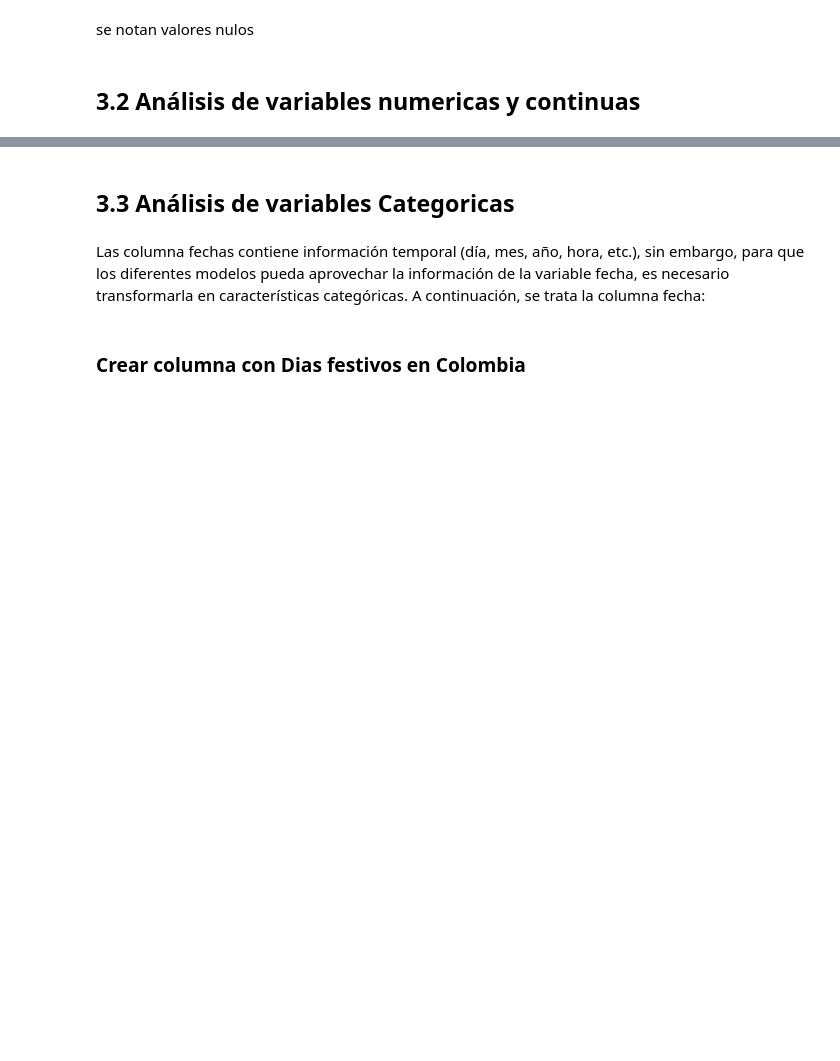
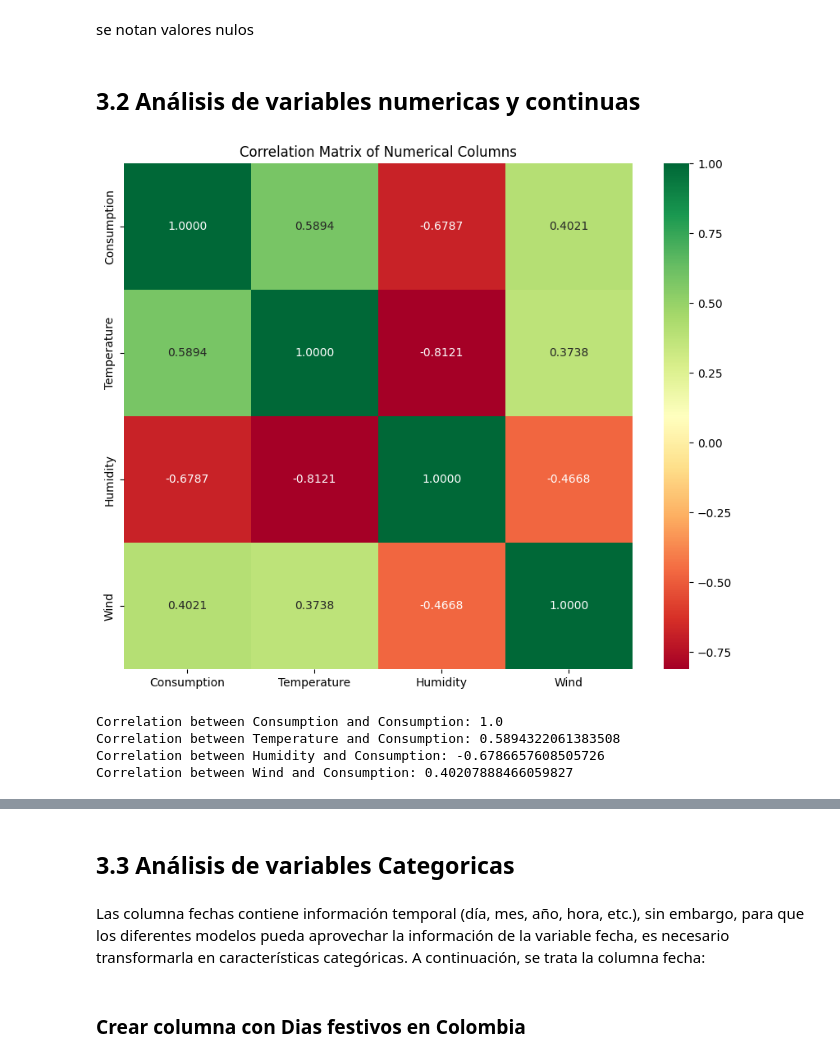
Before and after one commit to rchicangana/AnalisisDatosProyecto, a Jupyter notebook: ProyectoFinal.ipynb, the cells around one changed output, grey strips where cells are left out. Drawn from its saved outputs; the diff is of its cells as text; code cells hidden in the pictures; blank space fills up the shorter version.

```diff
--- a/ProyectoFinal.ipynb
+++ b/ProyectoFinal.ipynb
@@ -218,0 +182,6 @@ dtype: float64
+# %%
+df_humedad_avg["Date"] = pd.to_datetime(df_humedad_avg["Date"])
+df_viento_avg["Date"] = pd.to_datetime(df_viento_avg["Date"])
+
+df = df.merge(df_humedad_avg, on="Date", how="left", suffixes=("","_extra"))
+df = df.merge(df_viento_avg, on="Date", how="left" , suffixes=("","_extra"))
@@ -222,7 +270,7 @@ se notan valores nulos
 ## 3.2  Análisis de variables numericas y continuas
 # %%
 
-numerical_columns = ['CONSUMO', 'TEMPERATURA', 'HUMIDITY', 'WIND']
+numerical_columns = ['Consumption', 'Temperature', 'Humidity', 'Wind']
 
 correlation_matrix = df[numerical_columns].corr()
 
@@ -230,35 +278,41 @@ plt.figure(figsize=(10, 8))
 
 #Matriz de correlación del DataFrame con valores de correlación entre -1 y 1, utilizando una paleta de colores verde-amarillo-rojo para resaltar las relaciones positivas y negativas, respectivamente.
 sns.heatmap(correlation_matrix, annot=True, cmap='RdYlGn', fmt="0.4f")
 
 plt.title('Correlation Matrix of Numerical Columns')
 
 plt.show()
 
-continuous_cols = ['TEMPERATURA', 'CONSUMO', 'HUMIDITY', 'WIND']
+continuous_cols = ['Consumption', 'Temperature', 'Humidity', 'Wind']
 
 num_cols = 2  # columns per row
 num_rows = (len(continuous_cols) * 2 + num_cols - 1) // num_cols # Calculate the rows needed.
 
 # Create subplots in a grid
 fig, axes = plt.subplots(num_rows, num_cols, figsize=(20, 5 * num_rows))  # Adjust figsize as needed
 axes = axes.flatten()  # Flatten the 2D array of axes for easy iteration
 
 for i, col in enumerate(continuous_cols):
     # Histogram
     axes[i * 2].hist(df[col], bins=20)
     axes[i * 2].set_title(f'Distribution of {col}')
 
     # Scatterplot
-    sns.scatterplot(x=col, y='CONSUMO', data=df, ax=axes[i * 2 + 1])
-    axes[i * 2 + 1].set_title(f'CONSUMO vs. {col}')
+    sns.scatterplot(x=col, y='Consumption', data=df, ax=axes[i * 2 + 1])
+    axes[i * 2 + 1].set_title(f'Consumption vs. {col}')
 
-    correlation = df[col].corr(df['CONSUMO'])
-    print(f"Correlation between {col} and CONSUMO: {correlation}")
+    correlation = df[col].corr(df['Consumption'])
+    print(f"Correlation between {col} and Consumption: {correlation}")
 
 # Remove any unused subplots
 for j in range(len(continuous_cols) * 2, num_rows * num_cols):
     fig.delaxes(axes[j])
 
 plt.tight_layout()
 plt.show()
+# %% [output]
+[figure, added]
+Correlation between Consumption and Consumption: 1.0
+Correlation between Temperature and Consumption: 0.5894322061383508
+Correlation between Humidity and Consumption: -0.6786657608505726
+Correlation between Wind and Consumption: 0.40207888466059827
```
Also changed, not shown: parts of 34 cells of this notebook.
